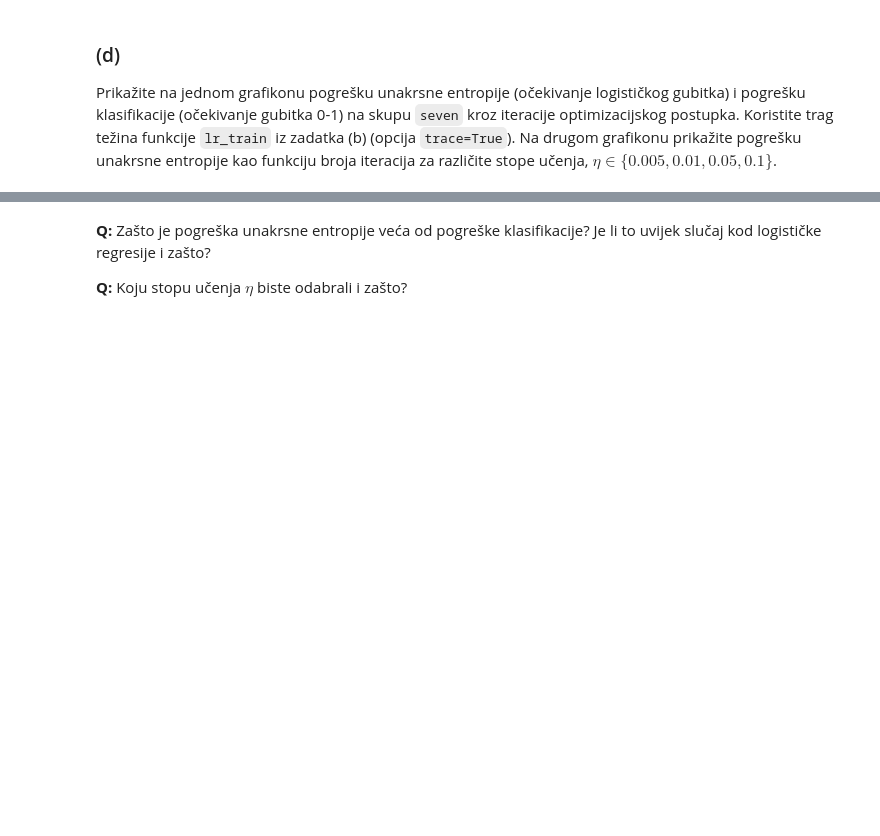
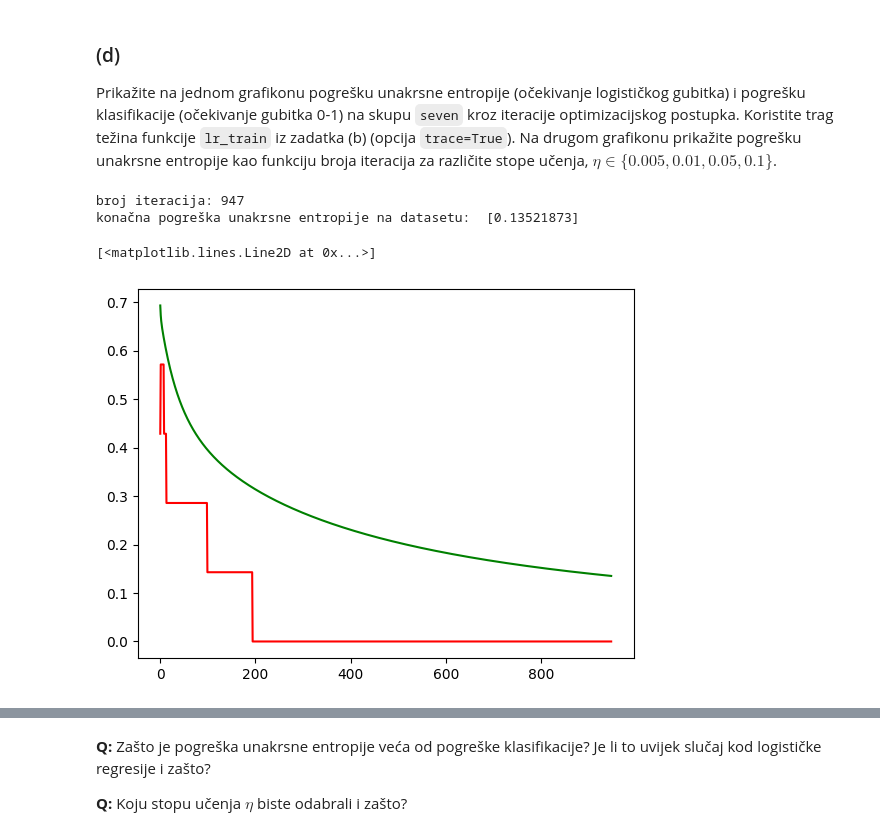
Before and after one commit to fran-galic/Machine-Learning-1, a Jupyter notebook: lab2/SU1-2025-LAB2.ipynb, the cells around one changed output, grey strips where cells are left out. Saved outputs shown, nothing was run; the diff lists cells and outputs as text; code cells hidden in the pictures; blank space fills up the shorter version.

```diff
--- a/lab2/SU1-2025-LAB2.ipynb
+++ b/lab2/SU1-2025-LAB2.ipynb
@@ -296,10 +291,10 @@ w_trained = lr_train(seven_X, seven_y)
 w_trained = w_trained.flatten()
 print(w_trained)
 
-predict = lambda x: np.where(sigmoid(np.dot(x, w_trained[1:]) + w_trained[0]) >= 0.5, 1, 0)
+predict = lambda x, w: np.where(sigmoid(np.dot(x, w[1:]) + w[0]) >= 0.5, 1, 0)
 plot_2d_clf_problem(
     seven_X, seven_y,
-    h=predict
+    h=lambda x: predict(x, w_trained)
 )
 # %% [output]
 broj iteracija: 947
@@ -324,0 +316,24 @@ from sklearn.metrics import zero_one_loss
+# %%
+from sklearn.metrics import zero_one_loss
+
+def lr_h(X, w):
+    return sigmoid(X @ w.T)
+def cross_entropy_error(X,y,w):
+    return 1/X.shape[0] * np.sum(-y * np.log(lr_h(X, w)) - (1 - y) * np.log(1 - lr_h(X, w)), axis=0)
+
+_, w_trace = lr_train(seven_X, seven_y, trace=True)
+cross_entropy_loss_ = []
+zero_one_loss_ = []
+for w in w_trace:
+    w = w.flatten()
+    zero_one_loss_.append(zero_one_loss(seven_y, predict(seven_X, w)))
+    X_with_dummy = np.hstack([np.ones((seven_X.shape[0], 1)), seven_X])
+    cross_entropy_loss_.append(cross_entropy_error(X_with_dummy, seven_y, w))
+
+plt.plot(range(len(w_trace)), zero_one_loss_, c="r")
+plt.plot(range(len(w_trace)), cross_entropy_loss_, c="g")
+# %% [output]
+broj iteracija: 947
+konačna pogreška unakrsne entropije na datasetu:  [0.13521873]
+[<matplotlib.lines.Line2D at 0x...>]
+[figure, added]
```
Also changed, not shown: parts of 18 cells of this notebook.
